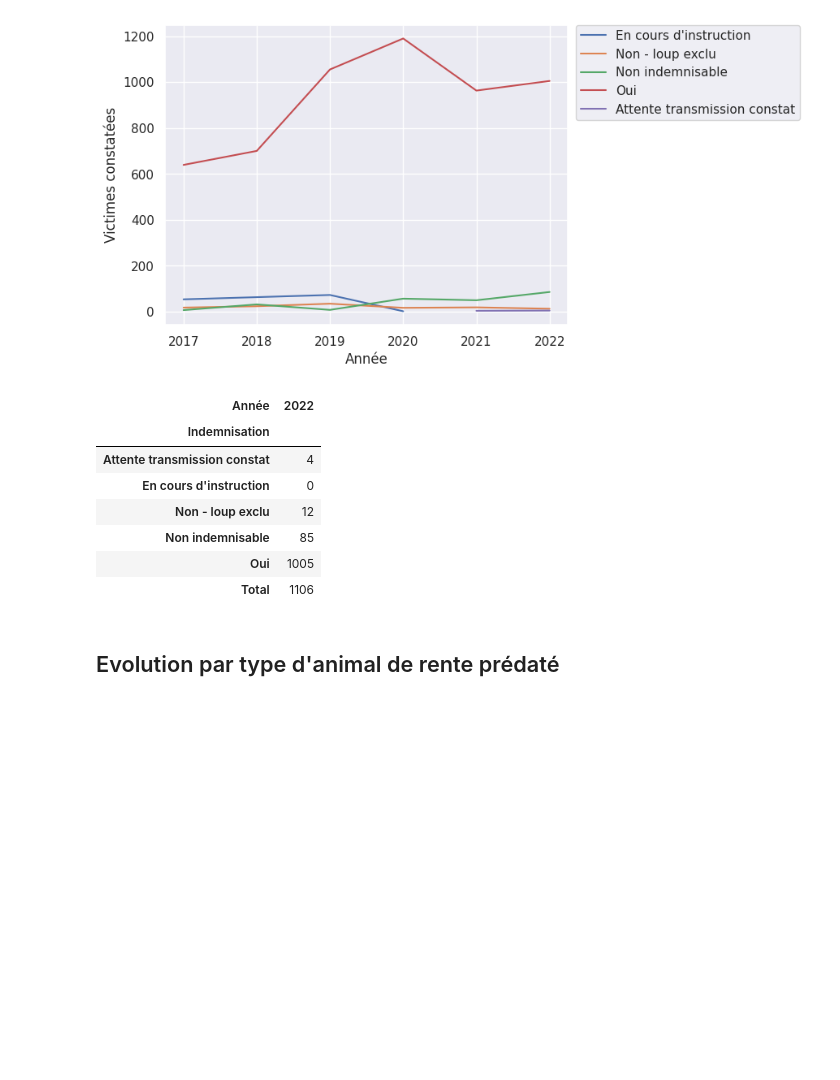
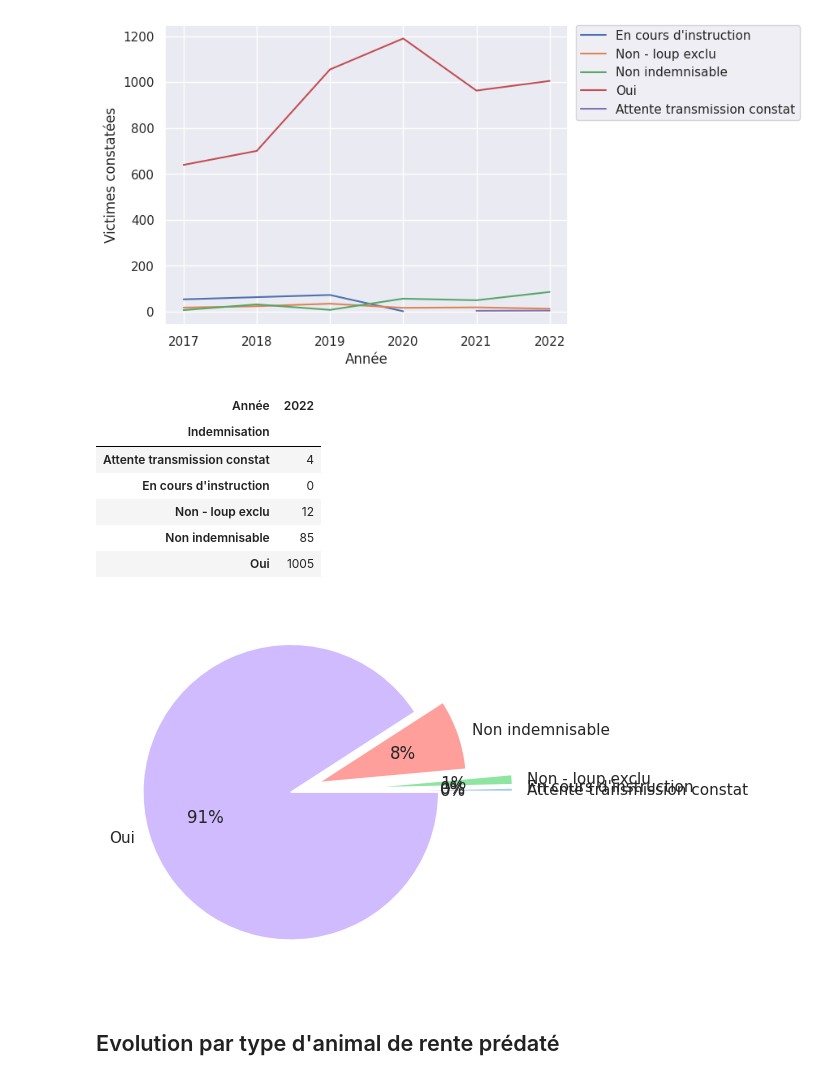
Before and after one commit to dthonon/pna_loup_suivi, a Jupyter notebook: notebook/Analyse-38.ipynb, the cells around one changed output. Drawn from its saved outputs; the diff is of its cells as text; code cells hidden in the pictures; blank space fills up the shorter version.

```diff
--- a/notebook/Analyse-38.ipynb
+++ b/notebook/Analyse-38.ipynb
@@ -85,24 +92,24 @@ plt.legend(bbox_to_anchor=(1.02, 1), loc='upper left', borderaxespad=0);
 # %%
 par_indemnisation = pd.pivot_table(
     constats,
     values="Victimes constatées",
     index="Indemnisation",
     columns="Année",
     aggfunc=np.sum,
     fill_value=0,
 )
 data = list(par_indemnisation[[2022]].values.flat)
 labels = par_indemnisation[[2022]].index.values
 colors = sns.color_palette("pastel")[0:7]
 explode = (0.5, 0.5, 0.5, 0.2, 0)
-#plt.pie(data, labels=labels, colors=colors, explode=explode, autopct="%1.0f%%", labeldistance=1.2)
+plt.pie(data, labels=labels, colors=colors, explode=explode, autopct="%1.0f%%", labeldistance=1.1)
 par_indemnisation[[2022]]
 # %% [output]
 | Année | 2022 |
 | Indemnisation |  |
 | Attente transmission constat | 4 |
 | En cours d'instruction | 0 |
 | Non - loup exclu | 12 |
 | Non indemnisable | 85 |
 | Oui | 1005 |
-| Total | 1106 |
+[figure, added]
```
Also changed, not shown: parts of 4 cells of this notebook, 2 other files.
